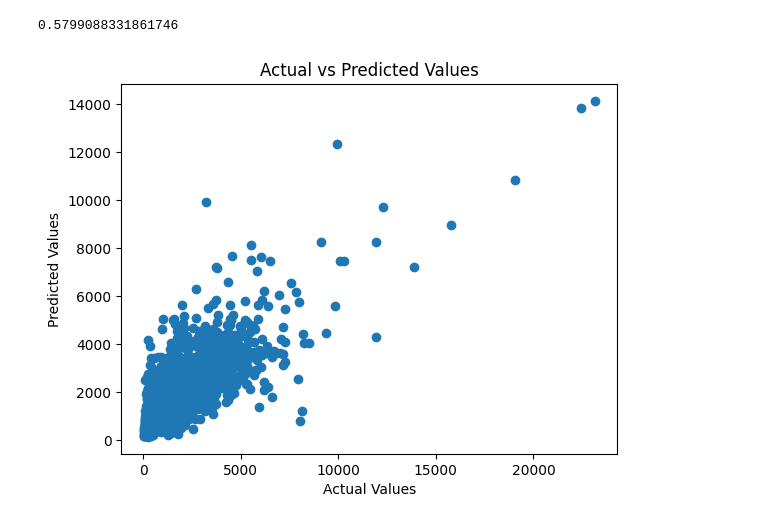
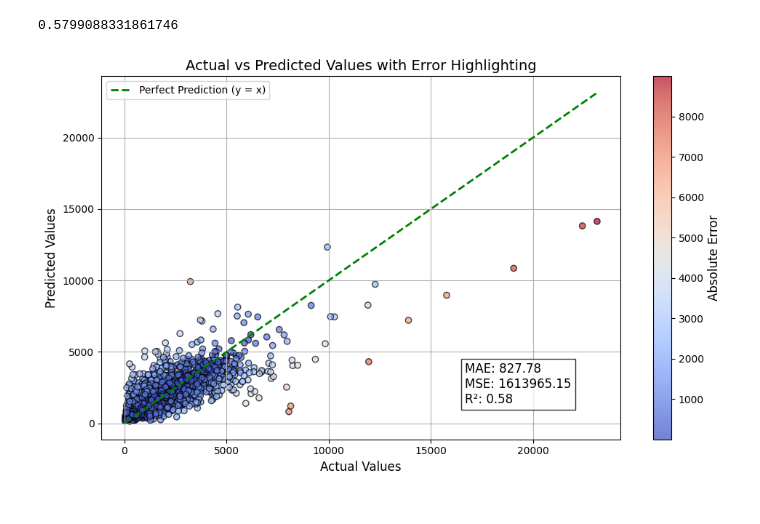
Before and after one commit to sattwik909/sattwik909, a Jupyter notebook: FinalProject_Big_Sales_prediction.ipynb, the cells around one changed output. Drawn from its saved outputs; the diff is of its cells as text; code cells hidden in the pictures.

```diff
--- a/FinalProject_Big_Sales_prediction.ipynb
+++ b/FinalProject_Big_Sales_prediction.ipynb
@@ -443,12 +443,45 @@ mean_absolute_error(y_test,y_pred)
 r2_score(y_test,y_pred)
 # %% [output]
 0.5799088331861746
-# %%
-import matplotlib.pyplot as plt
-plt.scatter(y_test,y_pred)
-plt.xlabel('Actual Values')
-plt.ylabel('Predicted Values')
-plt.title('Actual vs Predicted Values')
-plt.show()
-# %% [output]
-[figure, removed]
+# %%
+import matplotlib.pyplot as plt
+import numpy as np
+from sklearn.metrics import mean_absolute_error, mean_squared_error, r2_score
+
+
+mae = mean_absolute_error(y_test, y_pred)
+mse = mean_squared_error(y_test, y_pred)
+r2 = r2_score(y_test, y_pred)
+
+
+errors = np.abs(y_test - y_pred)
+
+
+plt.figure(figsize=(10, 6))
+scatter = plt.scatter(y_test, y_pred, c=errors, cmap='coolwarm', alpha=0.7, edgecolors='k')
+
+
+plt.plot([y_test.min(), y_test.max()], [y_test.min(), y_test.max()], 'g--', linewidth=2, label='Perfect Prediction (y = x)')
+
+
+cbar = plt.colorbar(scatter)
+cbar.set_label('Absolute Error', fontsize=12)
+
+
+plt.text(0.7, 0.1, f'MAE: {mae:.2f}\nMSE: {mse:.2f}\nR²: {r2:.2f}',
+         fontsize=12, transform=plt.gca().transAxes, bbox=dict(facecolor='white', alpha=0.8))
+
+
+plt.legend(loc='upper left', fontsize=10)
+
+
+plt.xlabel('Actual Values', fontsize=12)
+plt.ylabel('Predicted Values', fontsize=12)
+plt.title('Actual vs Predicted Values with Error Highlighting', fontsize=14)
+plt.grid(True)
+
+
+plt.tight_layout()
+plt.show()
+# %% [output]
+[figure, added]
```
